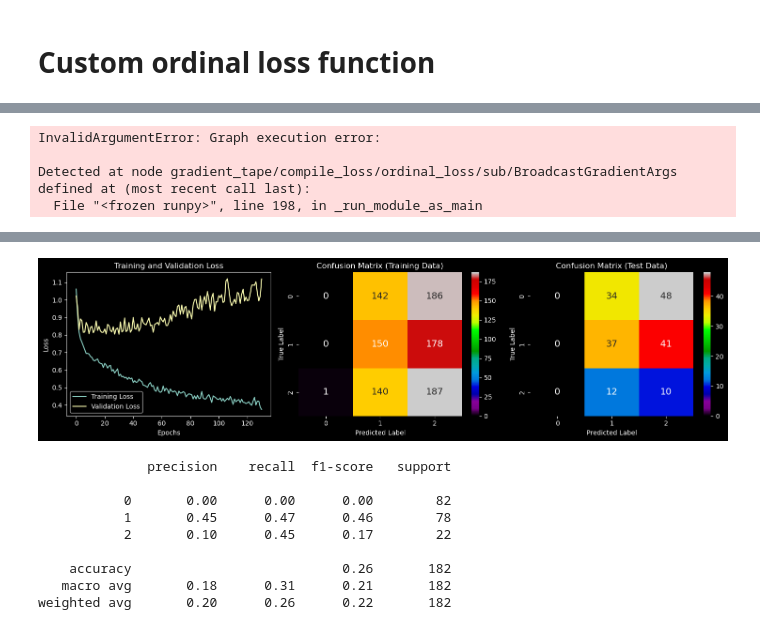
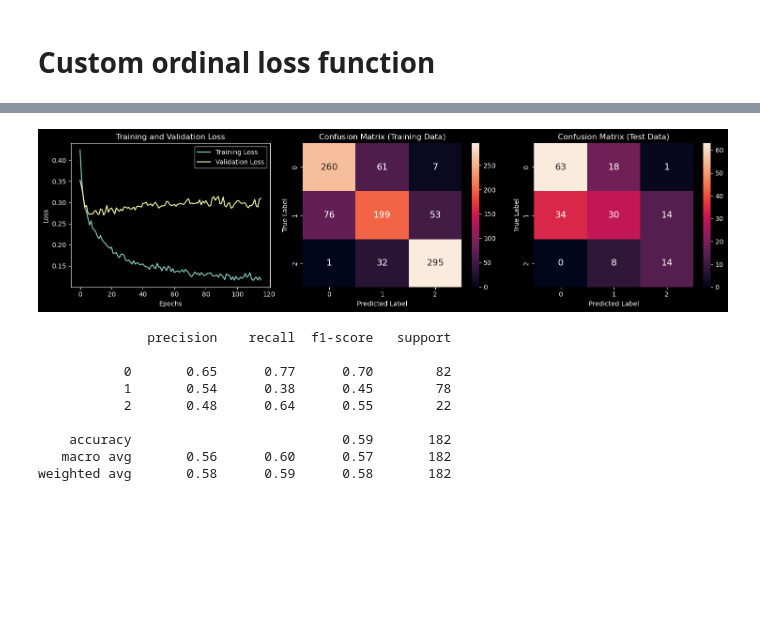
Before and after one commit to gtw2i/MSDS-565-Fall-2025, a Jupyter notebook: Unit 3 - Keras/Demos/U3_Keras_Clf_WineQuality.ipynb, the cells around one changed output, grey strips where cells are left out. Saved outputs shown, nothing was run; the diff lists cells and outputs as text; code cells hidden in the pictures; blank space fills up the shorter version.

```diff
--- a/Unit 3 - Keras/Demos/U3_Keras_Clf_WineQuality.ipynb
+++ b/Unit 3 - Keras/Demos/U3_Keras_Clf_WineQuality.ipynb
@@ -281,9 +282,10 @@ Model: "sequential_1"
 # Train model
 history = model.fit(
     X_train, y_train,
-    epochs=1000,
+    epochs=100,
     batch_size=256,
+    shuffle=True,
     validation_data=(X_test, y_test),
     callbacks=[early_stopping],
-    verbose=0,
+    verbose=1,
 )
@@ -510,7 +539,7 @@ for i in range(splits):
 
     # Build model
     model = Sequential([
-        Input(shape=X.shape[1]),
+        Input(shape=X.shape[1:]),
 
         Dense(20, activation='relu'),
         #BatchNormalization(),
@@ -685,21 +787,25 @@ Model: "sequential"
  Total params: 1,563 (6.11 KB)
  Trainable params: 1,563 (6.11 KB)
  Non-trainable params: 0 (0.00 B)
+# %%
+from sklearn.preprocessing import OneHotEncoder
+
+encoder = OneHotEncoder(sparse_output=False, dtype=np.float32)
+
+encoder.fit_transform(y.reshape(-1, 1))
+
+y_train_oh = encoder.transform(y_train.reshape(-1, 1))
+y_test_oh  = encoder.transform(y_test.reshape(-1, 1))
 # %%
 # Train model
 history = model.fit(
-    X_train, y_train,
+    X_train, y_train_oh,
     epochs=1000,
     batch_size=256,
-    validation_data=(X_test, y_test),
+    validation_data=(X_test, y_test_oh),
     callbacks=[early_stopping],
     verbose=0,
 )
-# %% [output]
-InvalidArgumentError: Graph execution error:
-
-Detected at node gradient_tape/compile_loss/ordinal_loss/sub/BroadcastGradientArgs defined at (most recent call last):
-  File "<frozen runpy>", line 198, in _run_module_as_main
 # %%
 from sklearn.metrics import classification_report, confusion_matrix
 
@@ -723,13 +829,13 @@ axes[0].set_ylabel('Loss')
 axes[0].legend()
 
 # Middle subplot: Confusion Matrix (Training Data)
-sns.heatmap(cm_train, annot=True, fmt='d', ax=axes[1], vmin=0, annot_kws={"size": 14}, cmap='nipy_spectral')
+sns.heatmap(cm_train, annot=True, fmt='d', ax=axes[1], vmin=0, annot_kws={"size": 14})
 axes[1].set_title('Confusion Matrix (Training Data)')
 axes[1].set_xlabel('Predicted Label')
 axes[1].set_ylabel('True Label')
 
 # Right subplot: Confusion Matrix (Test Data)
-sns.heatmap(cm_test, annot=True, fmt='d', ax=axes[2], vmin=0, annot_kws={"size": 14}, cmap='nipy_spectral')
+sns.heatmap(cm_test, annot=True, fmt='d', ax=axes[2], vmin=0, annot_kws={"size": 14})
 axes[2].set_title('Confusion Matrix (Test Data)')
 axes[2].set_xlabel('Predicted Label')
 axes[2].set_ylabel('True Label')
@@ -745,11 +851,11 @@ print(report)
 6/6 ━━━━━━━━━━━━━━━━━━━━ 0s 3ms/step
-[figure, old version]
+[figure, new version]
               precision    recall  f1-score   support
 
-           0       0.00      0.00      0.00        82
-           1       0.45      0.47      0.46        78
-           2       0.10      0.45      0.17        22
+           0       0.65      0.77      0.70        82
+           1       0.54      0.38      0.45        78
+           2       0.48      0.64      0.55        22
 
-    accuracy                           0.26       182
-   macro avg       0.18      0.31      0.21       182
-weighted avg       0.20      0.26      0.22       182
+    accuracy                           0.59       182
+   macro avg       0.56      0.60      0.57       182
+weighted avg       0.58      0.59      0.58       182
```
Also changed, not shown: parts of 11 cells of this notebook, 3 other files.
